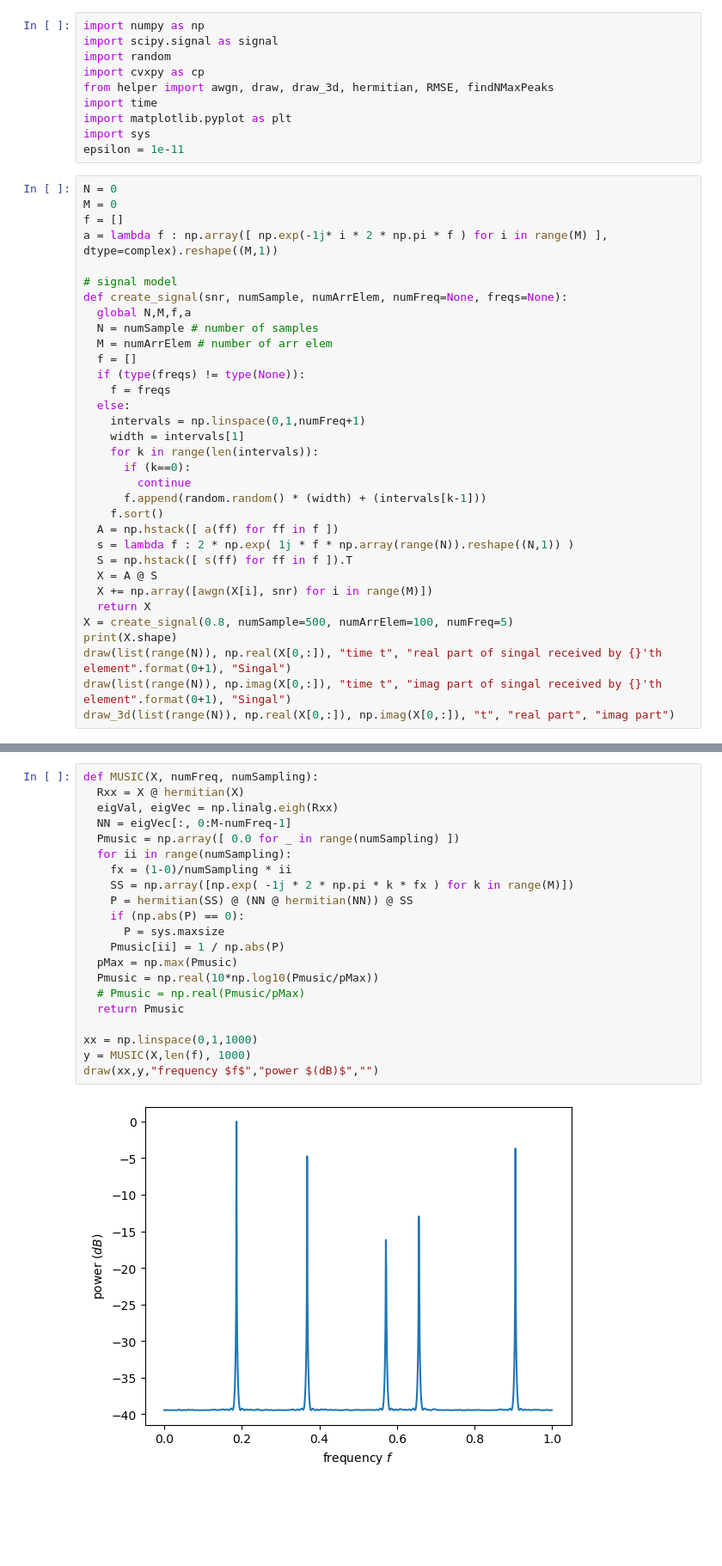
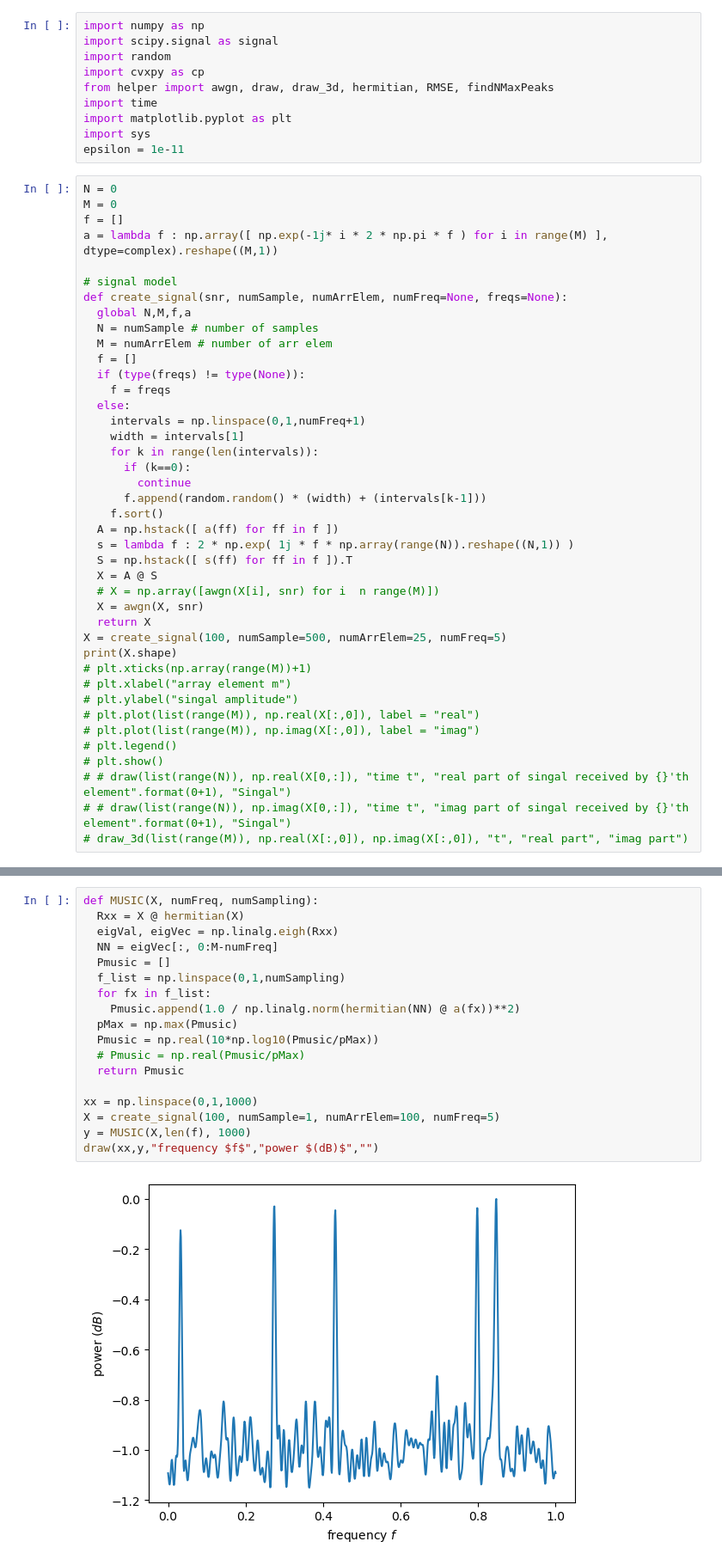
Before and after one commit to Alck2/math4999, a Jupyter notebook: code.ipynb, the cells around one changed output, grey strips where cells are left out. Shown at 86% size. Saved outputs shown, nothing was run; the diff lists cells and outputs as text; blank space fills up the shorter version.

```diff
--- a/code.ipynb
+++ b/code.ipynb
@@ -34,11 +34,19 @@ def create_signal(snr, numSample, numArrElem, numFreq=None, freqs=None):
   s = lambda f : 2 * np.exp( 1j * f * np.array(range(N)).reshape((N,1)) )
   S = np.hstack([ s(ff) for ff in f ]).T
   X = A @ S
-  X += np.array([awgn(X[i], snr) for i in range(M)])
+  # X = np.array([awgn(X[i], snr) for i  n range(M)])
+  X = awgn(X, snr)
   return X
-X = create_signal(0.8, numSample=500, numArrElem=100, numFreq=5)
+X = create_signal(100, numSample=500, numArrElem=25, numFreq=5)
 print(X.shape)
-draw(list(range(N)), np.real(X[0,:]), "time t", "real part of singal received by {}'th element".format(0+1), "Singal")
-draw(list(range(N)), np.imag(X[0,:]), "time t", "imag part of singal received by {}'th element".format(0+1), "Singal")
-draw_3d(list(range(N)), np.real(X[0,:]), np.imag(X[0,:]), "t", "real part", "imag part")
+# plt.xticks(np.array(range(M))+1)
+# plt.xlabel("array element m")
+# plt.ylabel("singal amplitude")
+# plt.plot(list(range(M)), np.real(X[:,0]), label = "real")
+# plt.plot(list(range(M)), np.imag(X[:,0]), label = "imag")
+# plt.legend()
+# plt.show()
+# # draw(list(range(N)), np.real(X[0,:]), "time t", "real part of singal received by {}'th element".format(0+1), "Singal")
+# # draw(list(range(N)), np.imag(X[0,:]), "time t", "imag part of singal received by {}'th element".format(0+1), "Singal")
+# draw_3d(list(range(M)), np.real(X[:,0]), np.imag(X[:,0]), "t", "real part", "imag part")
 # %% [output]
@@ -49,24 +54,21 @@ draw_3d(list(range(N)), np.real(X[0,:]), np.imag(X[0,:]), "t", "real part", "ima
 # %%
 def MUSIC(X, numFreq, numSampling):
   Rxx = X @ hermitian(X)
   eigVal, eigVec = np.linalg.eigh(Rxx)
-  NN = eigVec[:, 0:M-numFreq-1]
-  Pmusic = np.array([ 0.0 for _ in range(numSampling) ])
-  for ii in range(numSampling):
-    fx = (1-0)/numSampling * ii
-    SS = np.array([np.exp( -1j * 2 * np.pi * k * fx ) for k in range(M)])
-    P = hermitian(SS) @ (NN @ hermitian(NN)) @ SS
-    if (np.abs(P) == 0):
-      P = sys.maxsize
-    Pmusic[ii] = 1 / np.abs(P)
+  NN = eigVec[:, 0:M-numFreq]
+  Pmusic = []
+  f_list = np.linspace(0,1,numSampling)
+  for fx in f_list:
+    Pmusic.append(1.0 / np.linalg.norm(hermitian(NN) @ a(fx))**2)
   pMax = np.max(Pmusic)
   Pmusic = np.real(10*np.log10(Pmusic/pMax))
   # Pmusic = np.real(Pmusic/pMax)
   return Pmusic
 
 xx = np.linspace(0,1,1000)
+X = create_signal(100, numSample=1, numArrElem=100, numFreq=5)
 y = MUSIC(X,len(f), 1000)
 draw(xx,y,"frequency $f$","power $(dB)$","")
 # %% [output]
-[figure, old version]
+[figure, new version]
 # %%
```
Also changed, not shown: parts of 10 cells of this notebook, 15 other files.
